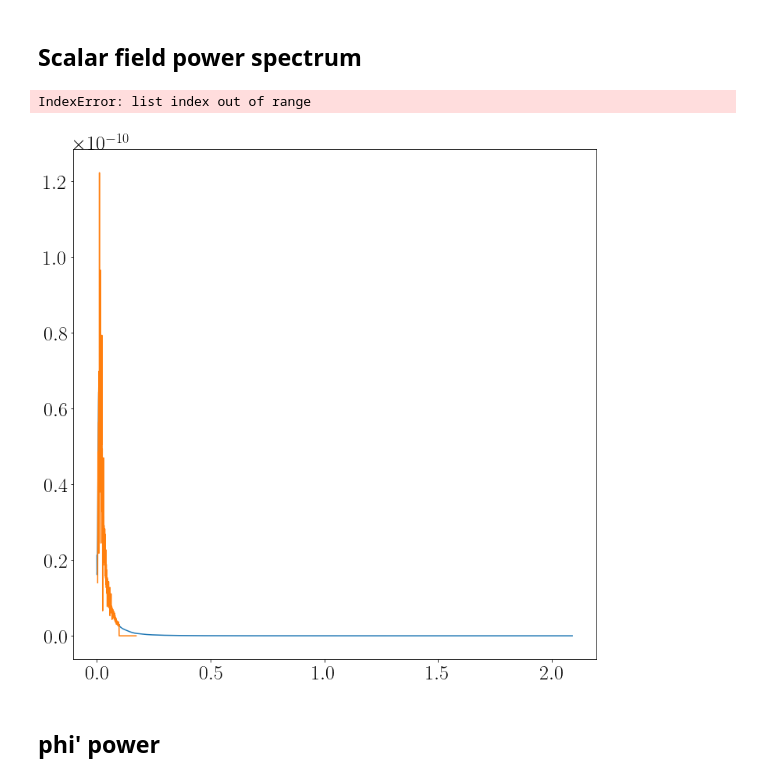
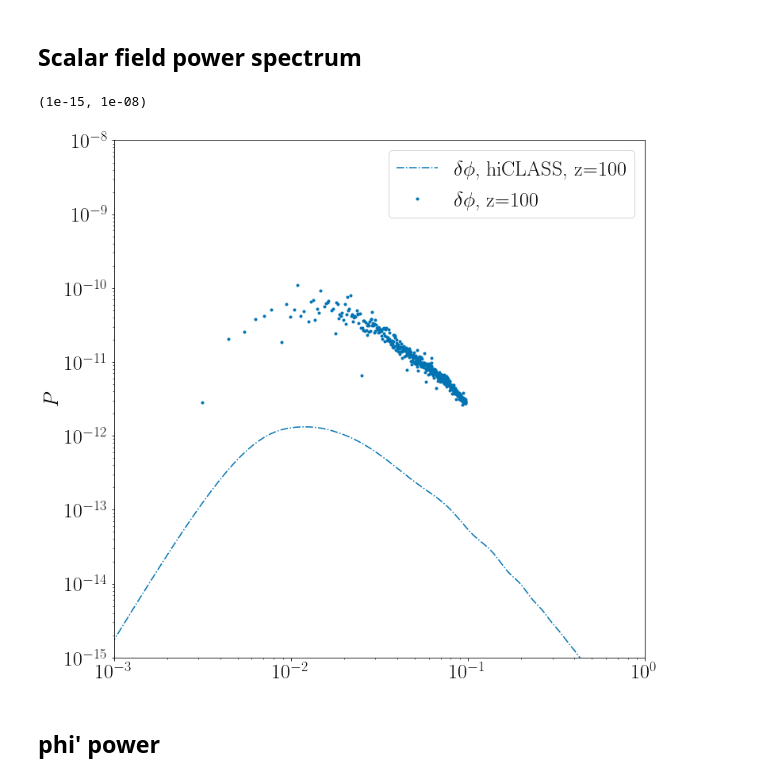
Before and after one commit to FarbodHassani/EQevolution, a Jupyter notebook: Notebook/Quintessence.ipynb, the cells around one changed output. Saved outputs shown, nothing was run; the diff lists cells and outputs as text; code cells hidden in the pictures.

```diff
--- a/Notebook/Quintessence.ipynb
+++ b/Notebook/Quintessence.ipynb
@@ -316,27 +85,0 @@ plt.ylim(1.e-2,1.e0)
-# %%
-
-plt.rc('text', usetex=True)
-font = {'family' : 'normal',
-        'weight' : 'bold',
-        'size'   : text_size}
-
-matplotlib.rc('font', **font)
-plt.figure(figsize=(10,8))
-
-###### hiclass results:
-#
-h=0.67556
-fourpiG_Alessandro = 0.5;
-
-plt.plot(1+bg[:,0], bg[:,31]/bg[-1:,3]/bg[-1:,3],"*", label = "$\\varphi''$, hiCLASS")
-
-plt.plot(1+(1./gev_bg[:,2]-1), gev_bg[:,6], label = "$\\varphi''$,  EQ-evolution")
-
-plt.plot(1+(1./bg_alessandro[:,1]-1), bg_alessandro[:,12]/np.sqrt(2.* fourpiG_Alessandro/3.0)/np.sqrt(2.* fourpiG_Alessandro/3.0),"-.", label = "$\\varphi'$, Alessandro")
-
-plt.legend()
-# plt.ylabel(r"$$")
-plt.xscale('log')
-plt.yscale('log')
-plt.xlim(1,100)
-plt.ylim(1.e-1,1.e0)
@@ -367,44 +107,42 @@ matplotlib.rc('font', **font)
 plt.figure(figsize=(12,12))
 
 #########
 ## scalar_field
 #########
 
 Hconf = interpolate.interp1d((1./gev_bg[:,2]) -1.,gev_bg[:,3]*H0)
 scalar = interpolate.interp1d((1./gev_bg[:,2]) -1.,gev_bg[:,4])
 scalar_p = interpolate.interp1d((1./gev_bg[:,2]) -1.,gev_bg[:,5])
 scalar_pp = interpolate.interp1d((1./gev_bg[:,2]) -1.,gev_bg[:,6])
 
 
 a_hiclass = 1./(1.+bg[:,0])
 Hconf_hiclass = interpolate.interp1d(bg[:,0] ,bg[:,3] * a_hiclass  )
 
 
 
 
 ###### hiclass results:
 redshifts = [100]
-for i in range(3):
+l=0
+for i in range(1):
     alpha = (class_tk[i][:,11] + 6.0 *class_tk[i][:,13] )/(2.*k_q*k_q);
     Vx = class_tk[i][:,5]
-    Vx = Vx + alpha; # gauge transfomration
-    scalar_field = Vx * Hconf_hiclass(0) * scalar_p(redshifts[i])/(1./(1+redshifts[i]))
-    plt.plot(class_tk[i][:,0], (scalar_field)**2* Normlization , label = "$\delta \phi$, hiCLASS, z="+str(redshifts[i]))
+    Vx = Vx + 0. * alpha; # gauge transfomration to the Newtonian gauge
+    delta_phi = Vx; #* Hconf_hiclass(0) * scalar_p(redshifts[i])/(1./(1+redshifts[i]))
+    plt.plot(class_tk[i][:,0], (delta_phi)**2* Normlization,"-.", color = Colors[l] , label = "$\delta \phi$, hiCLASS, z="+str(redshifts[i]))
 
-#     plt.plot(k_q,pi_p**2 * Normlization/k_q**3/(2*np.pi),label = "$VX'$, z="+str(i))
-
-#     plt.plot(gev_pi[0][:,0],gev_pi[0][:,1],label = "$VX$, z="+str(i))
-    plt.plot(gev_V_pi[i][:,0],gev_pi[i][:,1],label = "$\delta \phi$, z="+str(redshifts[i]))
-
+    plt.plot(gev_V_pi[i][:,0],gev_pi[i][:,1],".", color = Colors[l] , label = "$\delta \phi$, z="+str(redshifts[i]))
+    l=l+1
 plt.legend()
 plt.ylabel(r"$P$")
 plt.xscale('log')
 plt.yscale('log')
 plt.xlim(1.e-3,1.e0)
 plt.ylim(1.e-15,1.e-8)
 # %% [output]
-IndexError: list index out of range
+(1e-15, 1e-08)
-[figure, old version]
+[figure, new version]
 # %% [markdown]
 ## phi' power
 # %%
```
Also changed, not shown: parts of 21 cells of this notebook, 4 other files.
